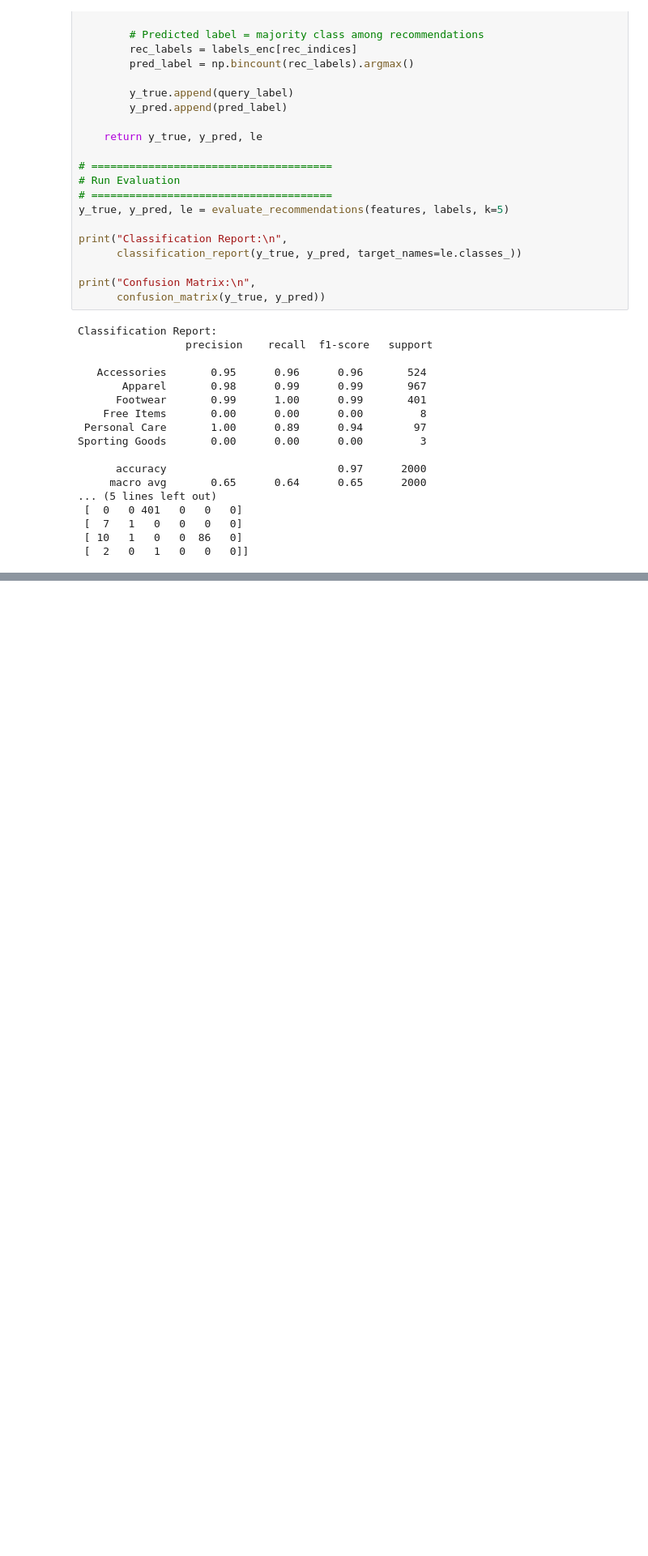
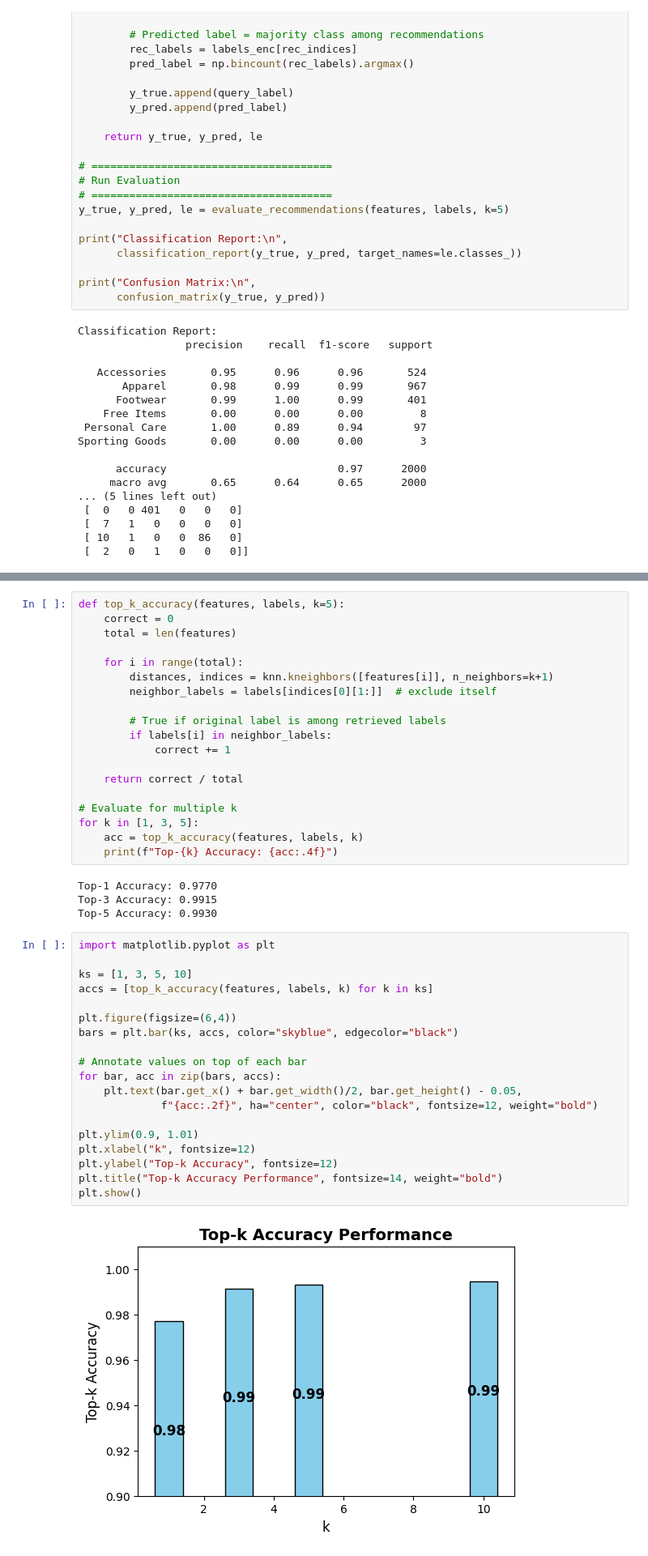
Before and after one commit to Julfikar-Asif/ML-Project, a Jupyter notebook: Project.ipynb, the cells around one changed output, grey strips where cells are left out. Shown at 81% size. Drawn from its saved outputs; the diff is of its cells as text; blank space fills up the shorter version.

```diff
--- a/Project.ipynb
+++ b/Project.ipynb
@@ -398,0 +402,44 @@ K=10 -> Hit Rate: 0.995, Precision: 0.953, Recall: 0.019
+# %%
+def top_k_accuracy(features, labels, k=5):
+    correct = 0
+    total = len(features)
+
+    for i in range(total):
+        distances, indices = knn.kneighbors([features[i]], n_neighbors=k+1)
+        neighbor_labels = labels[indices[0][1:]]  # exclude itself
+
+        # True if original label is among retrieved labels
+        if labels[i] in neighbor_labels:
+            correct += 1
+
+    return correct / total
+
+# Evaluate for multiple k
+for k in [1, 3, 5]:
+    acc = top_k_accuracy(features, labels, k)
+    print(f"Top-{k} Accuracy: {acc:.4f}")
+# %% [output]
+Top-1 Accuracy: 0.9770
+Top-3 Accuracy: 0.9915
+Top-5 Accuracy: 0.9930
+# %%
+import matplotlib.pyplot as plt
+
+ks = [1, 3, 5, 10]
+accs = [top_k_accuracy(features, labels, k) for k in ks]
+
+plt.figure(figsize=(6,4))
+bars = plt.bar(ks, accs, color="skyblue", edgecolor="black")
+
+# Annotate values on top of each bar
+for bar, acc in zip(bars, accs):
+    plt.text(bar.get_x() + bar.get_width()/2, bar.get_height() - 0.05,
+             f"{acc:.2f}", ha="center", color="black", fontsize=12, weight="bold")
+
+plt.ylim(0.9, 1.01)
+plt.xlabel("k", fontsize=12)
+plt.ylabel("Top-k Accuracy", fontsize=12)
+plt.title("Top-k Accuracy Performance", fontsize=14, weight="bold")
+plt.show()
+# %% [output]
+[figure, added]
```
Also changed, not shown: parts of 5 cells of this notebook.
